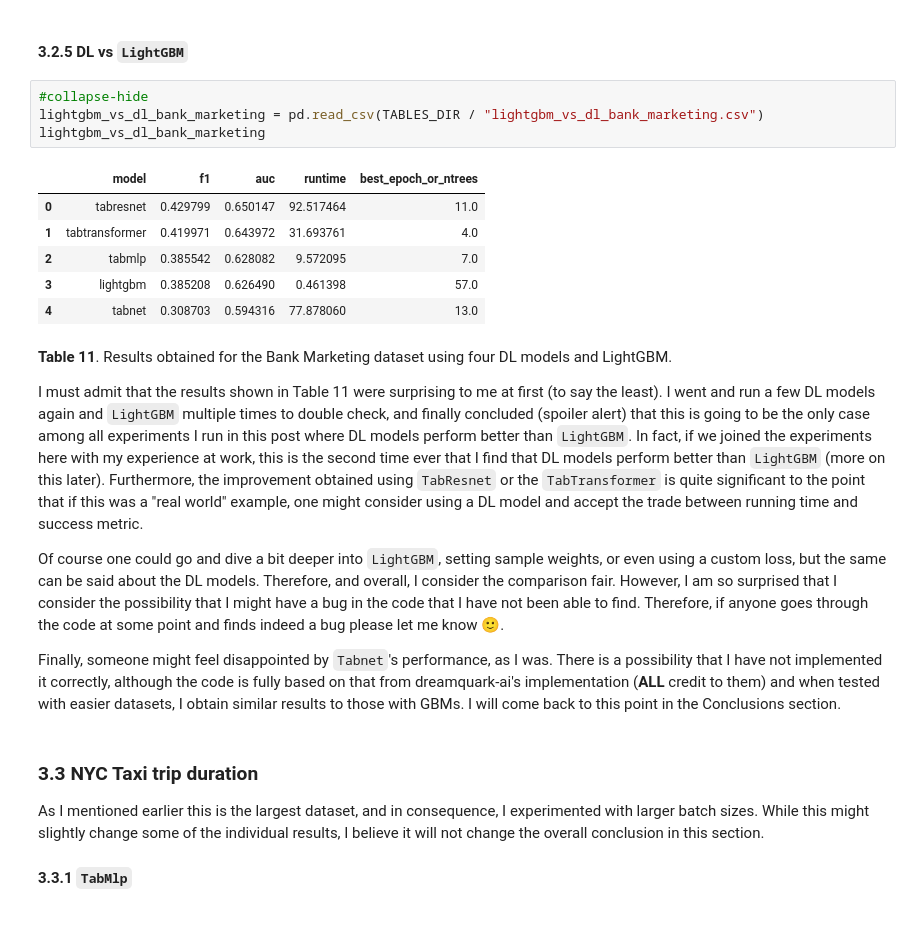
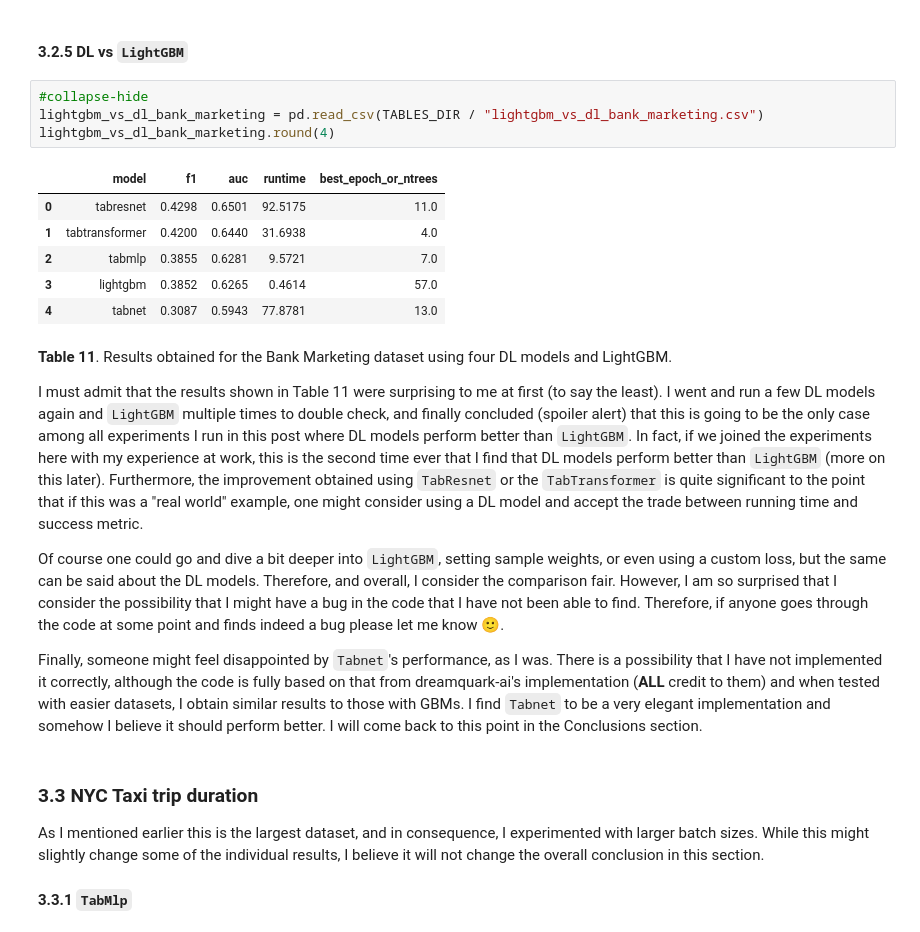
Before and after one commit to jrzaurin/infinitoml, a Jupyter notebook: _notebooks/2021-05-28-pytorch-widedeep_iv.ipynb, the cells around one changed output. Cells and saved outputs as stored; diff of their text form.

```diff
--- a/_notebooks/2021-05-28-pytorch-widedeep_iv.ipynb
+++ b/_notebooks/2021-05-28-pytorch-widedeep_iv.ipynb
@@ -345,14 +345,14 @@ It is perhaps worth noticing that consistent with some of the previous results,
 # %%
 #collapse-hide
 lightgbm_vs_dl_bank_marketing = pd.read_csv(TABLES_DIR / "lightgbm_vs_dl_bank_marketing.csv")
-lightgbm_vs_dl_bank_marketing
+lightgbm_vs_dl_bank_marketing.round(4)
 # %% [output]
 |  | model | f1 | auc | runtime | best_epoch_or_ntrees |
-| 0 | tabresnet | 0.429799 | 0.650147 | 92.517464 | 11.0 |
-| 1 | tabtransformer | 0.419971 | 0.643972 | 31.693761 | 4.0 |
-| 2 | tabmlp | 0.385542 | 0.628082 | 9.572095 | 7.0 |
-| 3 | lightgbm | 0.385208 | 0.626490 | 0.461398 | 57.0 |
-| 4 | tabnet | 0.308703 | 0.594316 | 77.878060 | 13.0 |
+| 0 | tabresnet | 0.4298 | 0.6501 | 92.5175 | 11.0 |
+| 1 | tabtransformer | 0.4200 | 0.6440 | 31.6938 | 4.0 |
+| 2 | tabmlp | 0.3855 | 0.6281 | 9.5721 | 7.0 |
+| 3 | lightgbm | 0.3852 | 0.6265 | 0.4614 | 57.0 |
+| 4 | tabnet | 0.3087 | 0.5943 | 77.8781 | 13.0 |
 # %% [markdown]
 **Table 11**. Results obtained for the Bank Marketing dataset using four DL models and LightGBM.
 
@@ -360,7 +360,7 @@ I must admit that the results shown in Table 11 were surprising to me at first (
 
 Of course one could go and dive a bit deeper into `LightGBM`, setting sample weights, or even using a custom loss, but the same can be said about the DL models. Therefore, and overall, I consider the comparison fair. However, I am so surprised that I consider the possibility that I might have a bug in the code that I have not been able to find. Therefore, if anyone goes through the code at some point and finds indeed a bug please let me know 🙂.
 
-Finally, someone might feel disappointed by `Tabnet`'s performance, as I was. There is a possibility that I have not implemented it correctly, although the code is fully based on that from dreamquark-ai's implementation (**ALL** credit to them) and when tested with easier datasets, I obtain similar results to those with GBMs. I will come back to this point in the Conclusions section.
+Finally, someone might feel disappointed by `Tabnet`'s performance, as I was. There is a possibility that I have not implemented it correctly, although the code is fully based on that from dreamquark-ai's implementation (**ALL** credit to them) and when tested with easier datasets, I obtain similar results to those with GBMs. I find `Tabnet` to be a very elegant implementation and somehow I believe it should perform better. I will come back to this point in the Conclusions section.
 # %% [markdown]
 ### 3.3 NYC Taxi trip duration
 
```
Also changed, not shown: parts of 30 cells of this notebook, 1 other file.
